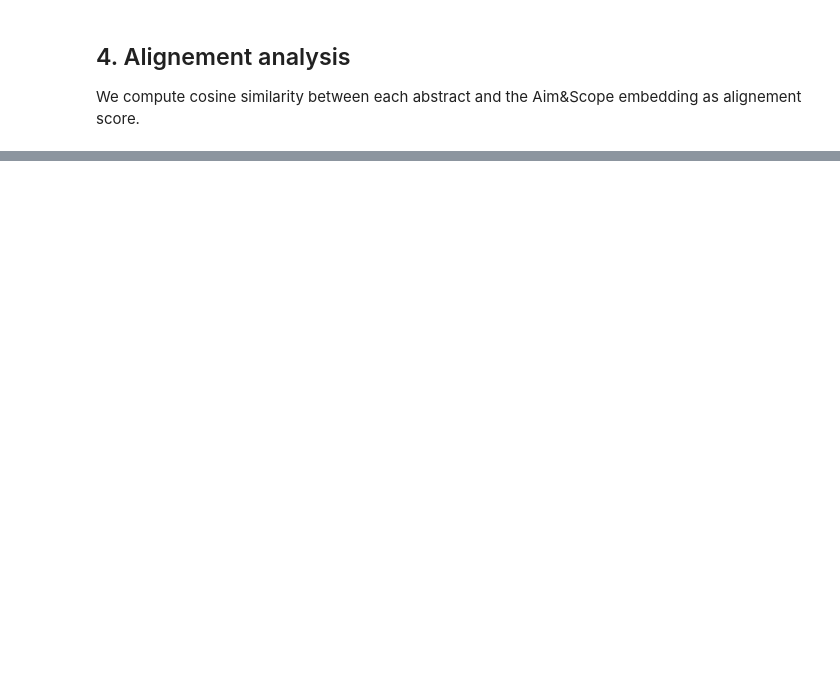
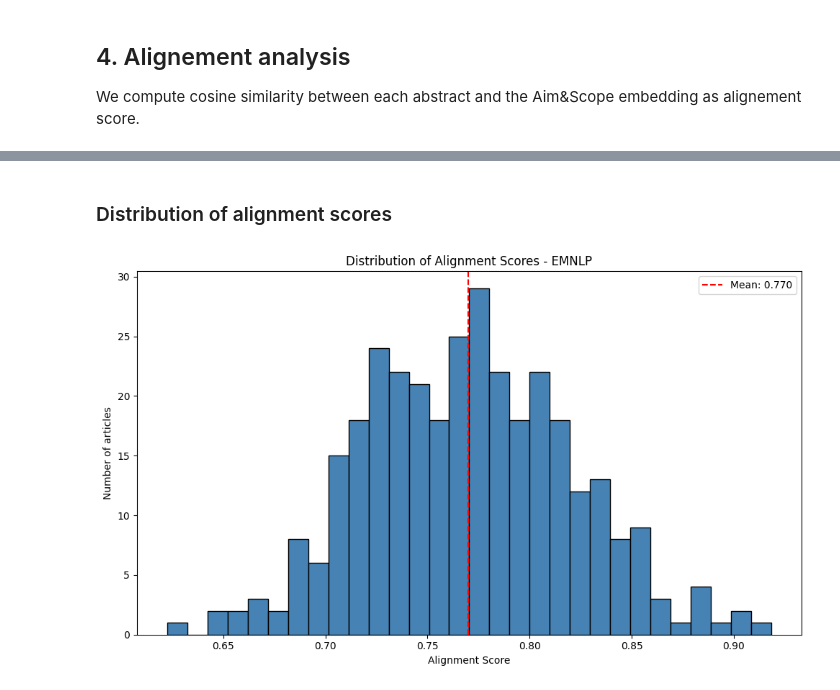
Before and after one commit to ludovicopassoni/NLP_project, a Jupyter notebook: notebooks/analysis.ipynb, the cells around one changed output, grey strips where cells are left out. Saved outputs shown, nothing was run; the diff lists cells and outputs as text; code cells hidden in the pictures; blank space fills up the shorter version.

```diff
--- a/notebooks/analysis.ipynb
+++ b/notebooks/analysis.ipynb
@@ -235,0 +179,15 @@ for a in outlier_alti:
+# %% [markdown]
+### Distribution of alignment scores
+# %%
+plt.figure(figsize=(10, 6))
+plt.hist(scores, bins=30, color='steelblue', edgecolor='black')
+plt.axvline(scores.mean(), color='red', linestyle='--', label=f'Mean: {scores.mean():.3f}')
+plt.xlabel('Alignment Score')
+plt.ylabel('Number of articles')
+plt.title('Distribution of Alignment Scores - EMNLP')
+plt.legend()
+plt.tight_layout()
+plt.savefig("../results/histogram.png")
+plt.show()
+# %% [output]
+[figure, added]
```
Also changed, not shown: parts of 9 cells of this notebook, 5 other files.
